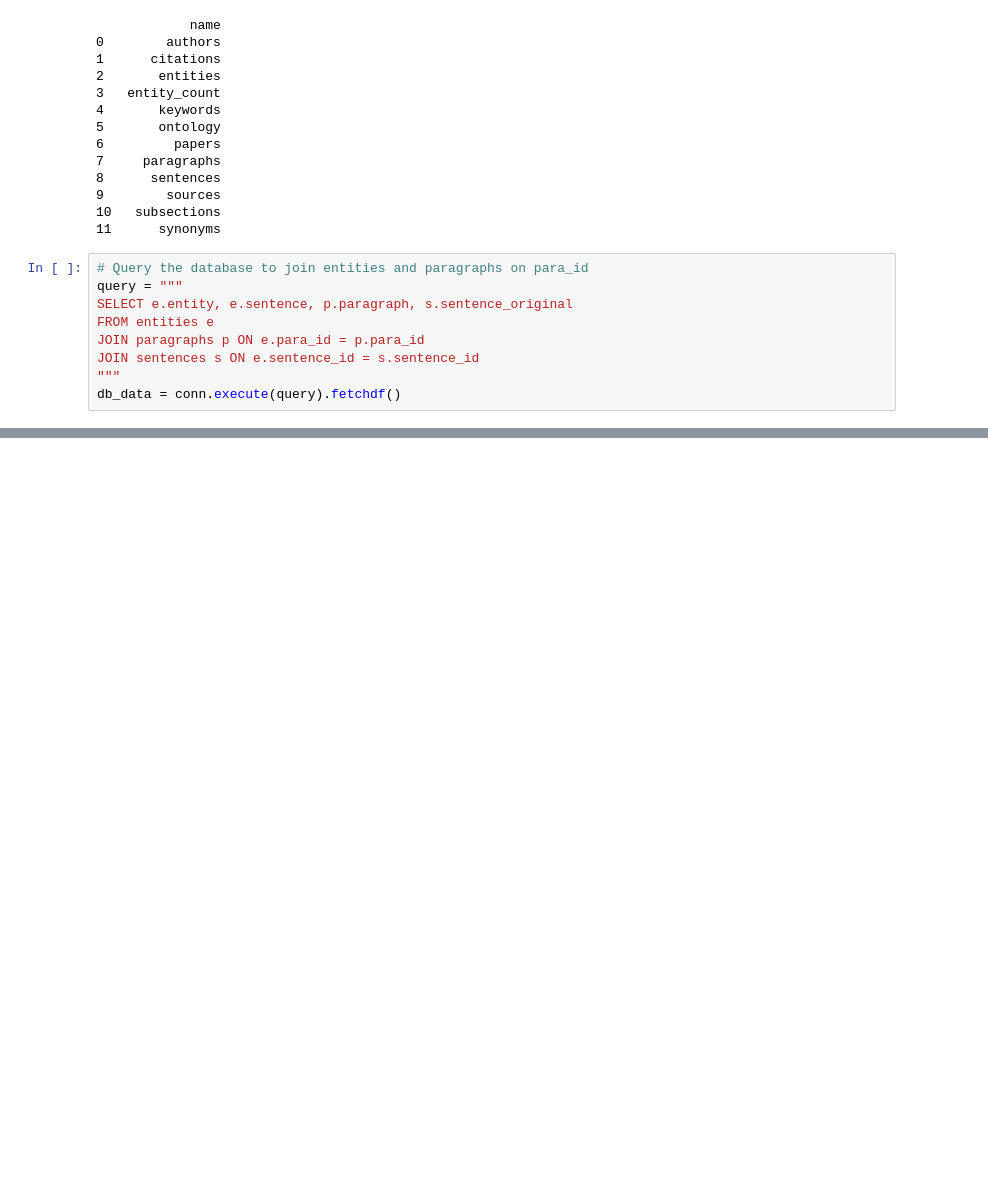
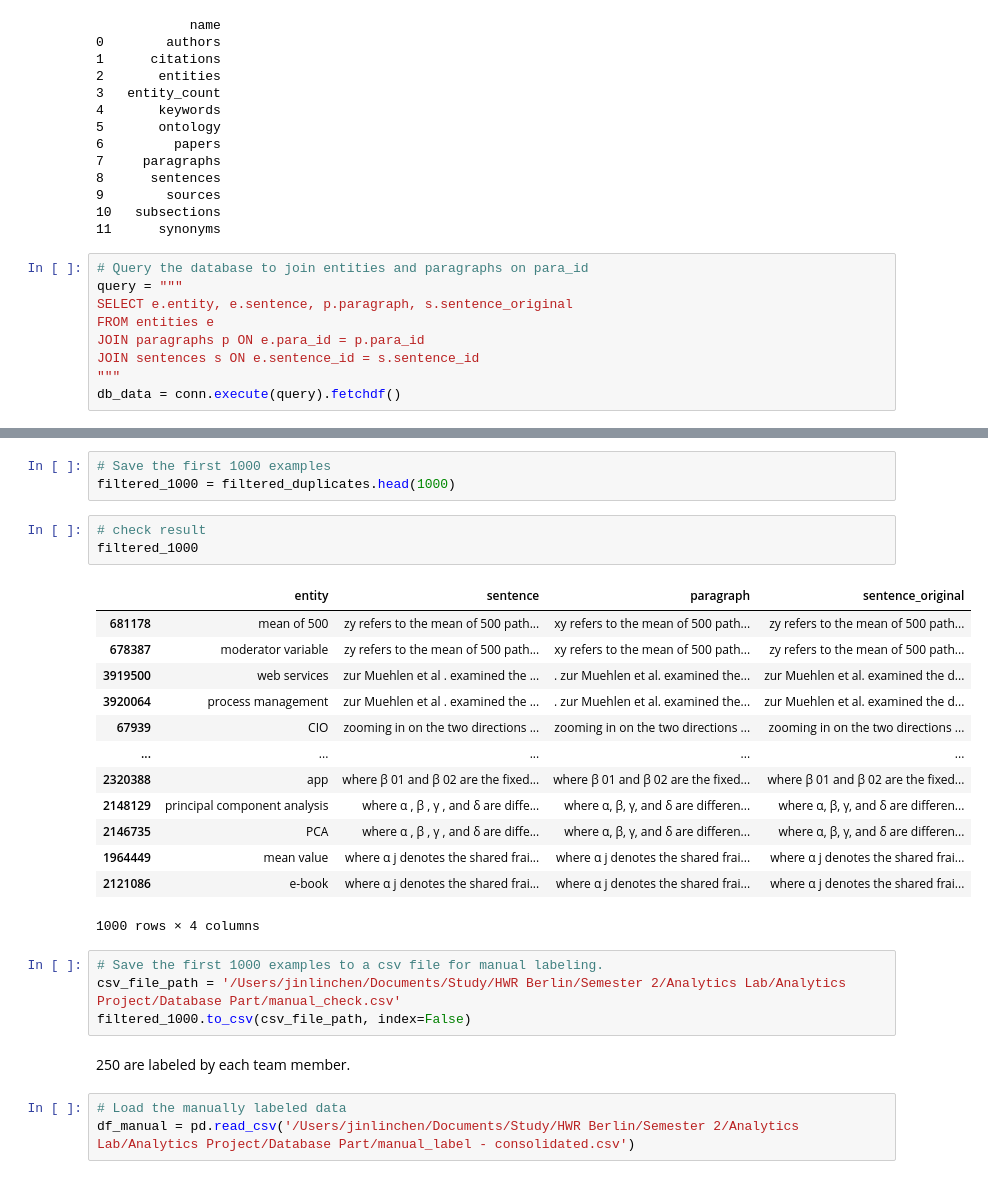
Before and after one commit to Chenjinlin28/Analytics-Project, a Jupyter notebook: Database Part/database_connection.ipynb, the cells around one changed output, grey strips where cells are left out. Cells and saved outputs as stored; diff of their text form; blank space fills up the shorter version.

Commit message:
database connection

```diff
--- a/Database Part/database_connection.ipynb
+++ b/Database Part/database_connection.ipynb
@@ -80,0 +135,29 @@ Index: []
+# %%
+# Save the first 1000 examples
+filtered_1000 = filtered_duplicates.head(1000)
+# %%
+# check result
+filtered_1000
+# %% [output]
+|  | entity | sentence | paragraph | sentence_original |
+| 681178 | mean of 500 | zy refers to the mean of 500 path... | xy refers to the mean of 500 path... | zy refers to the mean of 500 path... |
+| 678387 | moderator variable | zy refers to the mean of 500 path... | xy refers to the mean of 500 path... | zy refers to the mean of 500 path... |
+| 3919500 | web services | zur Muehlen et al . examined the ... | . zur Muehlen et al. examined the... | zur Muehlen et al. examined the d... |
+| 3920064 | process management | zur Muehlen et al . examined the ... | . zur Muehlen et al. examined the... | zur Muehlen et al. examined the d... |
+| 67939 | CIO | zooming in on the two directions ... | zooming in on the two directions ... | zooming in on the two directions ... |
+| ... | ... | ... | ... | ... |
+| 2320388 | app | where β 01 and β 02 are the fixed... | where β 01 and β 02 are the fixed... | where β 01 and β 02 are the fixed... |
+| 2148129 | principal component analysis | where α , β , γ , and δ are diffe... | where α, β, γ, and δ are differen... | where α, β, γ, and δ are differen... |
+| 2146735 | PCA | where α , β , γ , and δ are diffe... | where α, β, γ, and δ are differen... | where α, β, γ, and δ are differen... |
+| 1964449 | mean value | where α j denotes the shared frai... | where α j denotes the shared frai... | where α j denotes the shared frai... |
+| 2121086 | e-book | where α j denotes the shared frai... | where α j denotes the shared frai... | where α j denotes the shared frai... |
+1000 rows × 4 columns
+# %%
+# Save the first 1000 examples to a csv file for manual labeling.
+csv_file_path = '/Users/jinlinchen/Documents/Study/HWR Berlin/Semester 2/Analytics Lab/Analytics Project/Database Part/manual_check.csv'
+filtered_1000.to_csv(csv_file_path, index=False)
+# %% [markdown]
+250 are labeled by each team member.
+# %%
+# Load the manually labeled data
+df_manual = pd.read_csv('/Users/jinlinchen/Documents/Study/HWR Berlin/Semester 2/Analytics Lab/Analytics Project/Database Part/manual_label - consolidated.csv')
```
Also changed, not shown: parts of 12 cells of this notebook.
